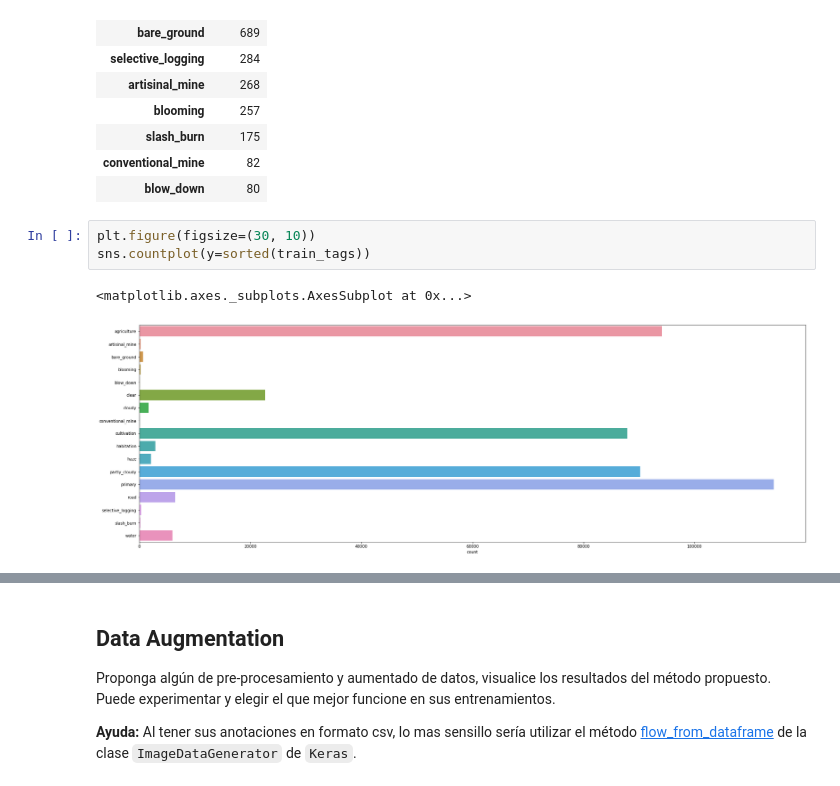
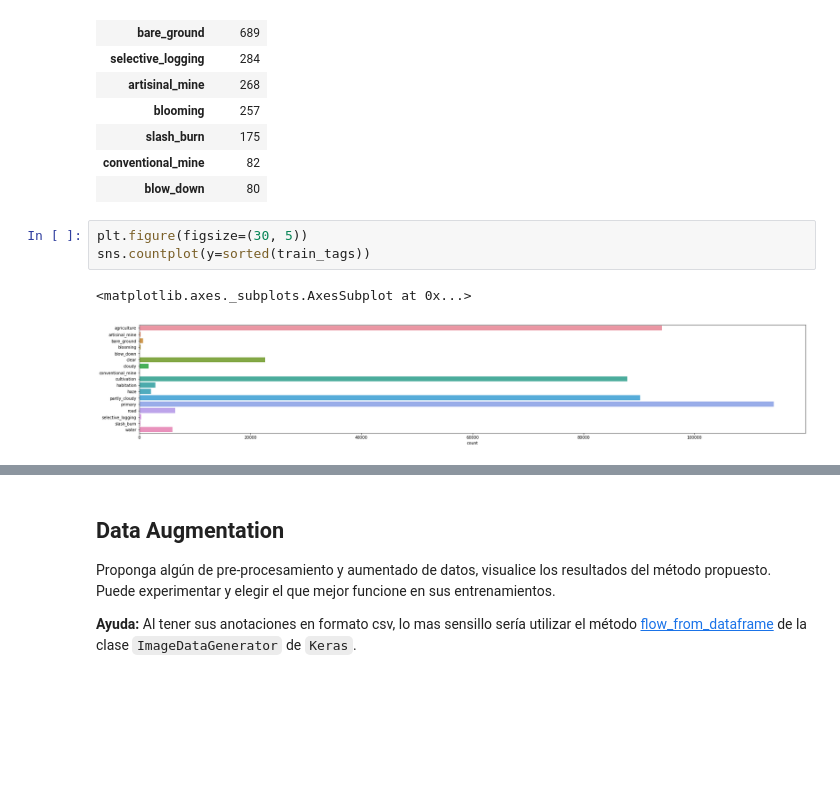
Before and after one commit to gianfrancob/PracticosOptativas, a Jupyter notebook: VisionPorComputadoras/final-lab_2019.ipynb, the cells around one changed output, grey strips where cells are left out. Drawn from its saved outputs; the diff is of its cells as text; blank space fills up the shorter version.

```diff
--- a/VisionPorComputadoras/final-lab_2019.ipynb
+++ b/VisionPorComputadoras/final-lab_2019.ipynb
@@ -288,8 +282,8 @@ display(train_tags_ctr.sort_values("counter", ascending=False))
 | conventional_mine | 82 |
 | blow_down | 80 |
 # %%
-plt.figure(figsize=(30, 10))
+plt.figure(figsize=(30, 5))
 sns.countplot(y=sorted(train_tags))
 # %% [output]
 <matplotlib.axes._subplots.AxesSubplot at 0x...>
-[figure, old version]
+[figure, new version]
```
Also changed, not shown: parts of 4 cells of this notebook.
